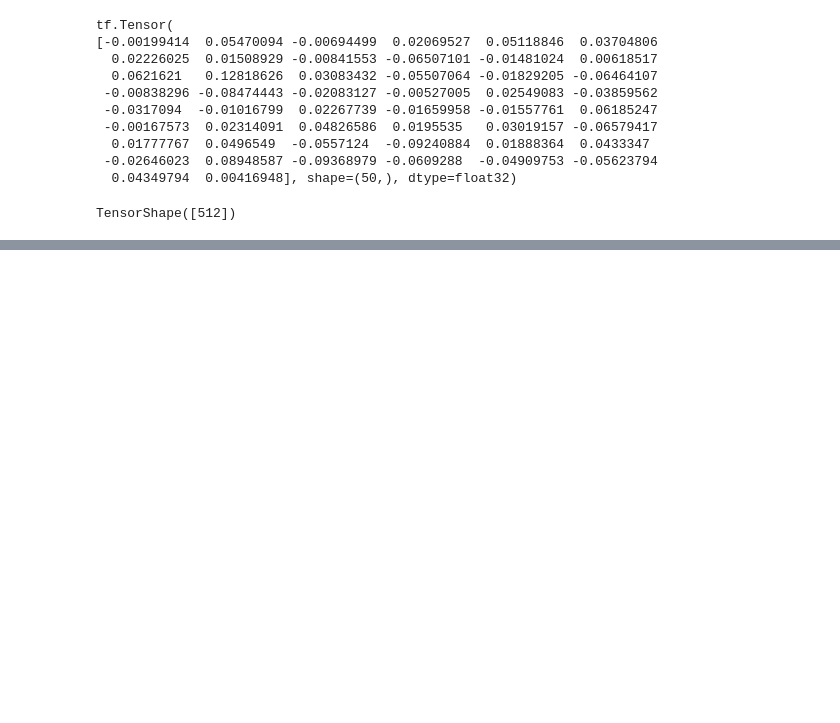
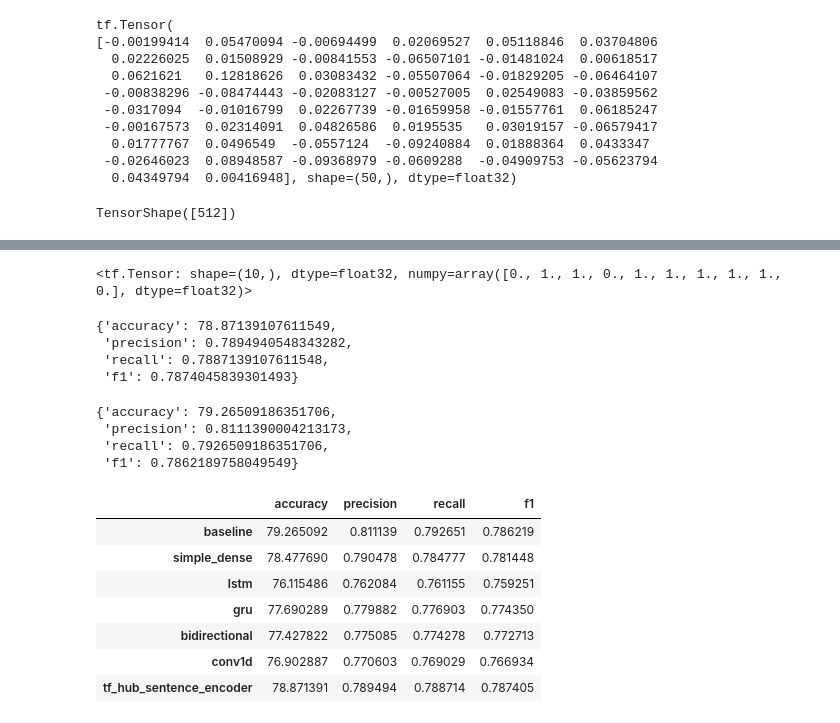
Before and after one commit to NITIN9694/TensorFlow-Learning, a Jupyter notebook: 09_NLP_in_tensorflow_.ipynb, the cells around one changed output, grey strips where cells are left out. Drawn from its saved outputs; the diff is of its cells as text; code cells hidden in the pictures; blank space fills up the shorter version.

```diff
--- a/09_NLP_in_tensorflow_.ipynb
+++ b/09_NLP_in_tensorflow_.ipynb
@@ -1027,0 +1067,13 @@ ValueError: Only instances of `keras.Layer` can be added to a Sequential model.
+# %%
+# Re-compile the model with jit_compile=False to avoid XLA issues with string inputs
+model_6.compile(loss="binary_crossentropy",
+                optimizer=tf.keras.optimizers.Adam(),
+                metrics=["accuracy"],
+                jit_compile=False # Disable XLA compilation
+                )
+
+model_6_history = model_6.fit(train_sentences,
+                              train_labels,
+                              epochs  = 5,
+                              validation_data = (val_sentences,val_labels)
+                              )
@@ -1027,0 +1091,3 @@ ValueError: Only instances of `keras.Layer` can be added to a Sequential model.
+# %%
+model_6.pred_prob = model_6.predict(val_sentences)
+model_6.pred_prob [:10]
@@ -1027,0 +1106,42 @@ ValueError: Only instances of `keras.Layer` can be added to a Sequential model.
+# %%
+#convert predication into labels
+modle_6_sequeez = tf.squeeze(tf.round(model_6.pred_prob))
+modle_6_sequeez[:10]
+# %% [output]
+<tf.Tensor: shape=(10,), dtype=float32, numpy=array([0., 1., 1., 0., 1., 1., 1., 1., 1., 0.], dtype=float32)>
+# %%
+#calculate model 6
+model_6_results = calculate_results(val_labels,modle_6_sequeez)
+model_6_results
+# %% [output]
+{'accuracy': 78.87139107611549,
+ 'precision': 0.7894940548343282,
+ 'recall': 0.7887139107611548,
+ 'f1': 0.7874045839301493}
+# %%
+baseline_results
+# %% [output]
+{'accuracy': 79.26509186351706,
+ 'precision': 0.8111390004213173,
+ 'recall': 0.7926509186351706,
+ 'f1': 0.7862189758049549}
+# %%
+# Combine model results into a DataFrame
+all_model_results = pd.DataFrame({"baseline": baseline_results,
+                                  "simple_dense": model_1_results,
+                                  "lstm": model_2_results,
+                                  "gru": model_3_result,
+                                  "bidirectional": model_4_result,
+                                  "conv1d": model_5_result,
+                                  "tf_hub_sentence_encoder": model_6_results})
+all_model_results = all_model_results.transpose()
+all_model_results
+# %% [output]
+|  | accuracy | precision | recall | f1 |
+| baseline | 79.265092 | 0.811139 | 0.792651 | 0.786219 |
+| simple_dense | 78.477690 | 0.790478 | 0.784777 | 0.781448 |
+| lstm | 76.115486 | 0.762084 | 0.761155 | 0.759251 |
+| gru | 77.690289 | 0.779882 | 0.776903 | 0.774350 |
+| bidirectional | 77.427822 | 0.775085 | 0.774278 | 0.772713 |
+| conv1d | 76.902887 | 0.770603 | 0.769029 | 0.766934 |
+| tf_hub_sentence_encoder | 78.871391 | 0.789494 | 0.788714 | 0.787405 |
```
Also changed, not shown: parts of 42 cells of this notebook.
